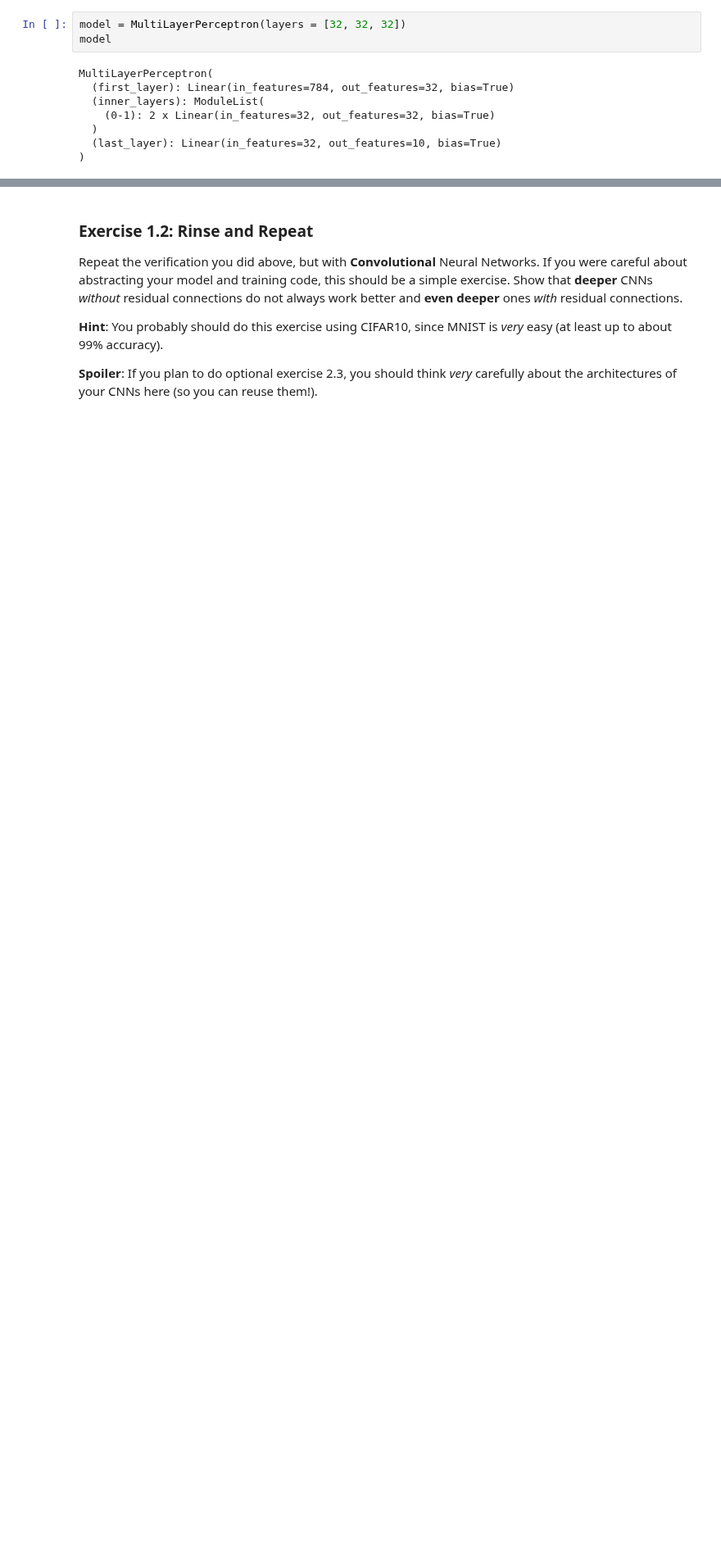
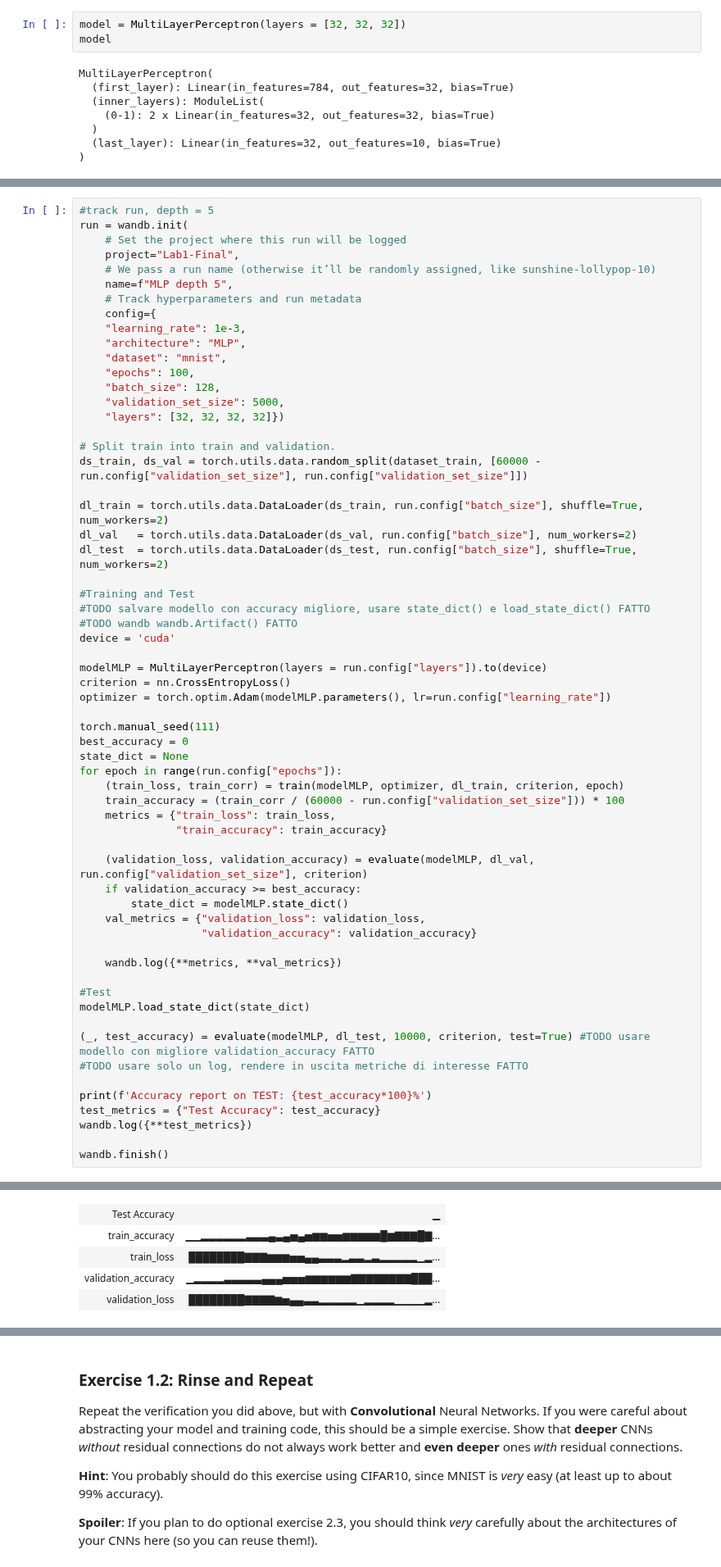
Before and after one commit to Sossio699/DLA, a Jupyter notebook: Lab1/Lab1-CNNs.ipynb, the cells around one changed output, grey strips where cells are left out. Shown at 82% size. Drawn from its saved outputs; the diff is of its cells as text; blank space fills up the shorter version.

```diff
--- a/Lab1/Lab1-CNNs.ipynb
+++ b/Lab1/Lab1-CNNs.ipynb
@@ -464,0 +478,62 @@ NameError: name 'ENTITY' is not defined
+# %%
+#track run, depth = 5
+run = wandb.init(
+    # Set the project where this run will be logged
+    project="Lab1-Final",
+    # We pass a run name (otherwise it’ll be randomly assigned, like sunshine-lollypop-10)
+    name=f"MLP depth 5",
+    # Track hyperparameters and run metadata
+    config={
+    "learning_rate": 1e-3,
+    "architecture": "MLP",
+    "dataset": "mnist",
+    "epochs": 100,
+    "batch_size": 128,
+    "validation_set_size": 5000,
+    "layers": [32, 32, 32, 32]})
+
+# Split train into train and validation.
+ds_train, ds_val = torch.utils.data.random_split(dataset_train, [60000 - run.config["validation_set_size"], run.config["validation_set_size"]])
+
+dl_train = torch.utils.data.DataLoader(ds_train, run.config["batch_size"], shuffle=True, num_workers=2)
+dl_val   = torch.utils.data.DataLoader(ds_val, run.config["batch_size"], num_workers=2)
+dl_test  = torch.utils.data.DataLoader(ds_test, run.config["batch_size"], shuffle=True, num_workers=2)
+
+#Training and Test
+#TODO salvare modello con accuracy migliore, usare state_dict() e load_state_dict() FATTO
+#TODO wandb wandb.Artifact() FATTO
+device = 'cuda'
+
+modelMLP = MultiLayerPerceptron(layers = run.config["layers"]).to(device)
+criterion = nn.CrossEntropyLoss()
+optimizer = torch.optim.Adam(modelMLP.parameters(), lr=run.config["learning_rate"])
+
+torch.manual_seed(111)
+best_accuracy = 0
+state_dict = None
+for epoch in range(run.config["epochs"]):
+    (train_loss, train_corr) = train(modelMLP, optimizer, dl_train, criterion, epoch)
+    train_accuracy = (train_corr / (60000 - run.config["validation_set_size"])) * 100
+    metrics = {"train_loss": train_loss,
+               "train_accuracy": train_accuracy}
+
+    (validation_loss, validation_accuracy) = evaluate(modelMLP, dl_val, run.config["validation_set_size"], criterion)
+    if validation_accuracy >= best_accuracy:
+        state_dict = modelMLP.state_dict()
+    val_metrics = {"validation_loss": validation_loss,
+                   "validation_accuracy": validation_accuracy}
+
+    wandb.log({**metrics, **val_metrics})
+
+#Test
+modelMLP.load_state_dict(state_dict)
+
+(_, test_accuracy) = evaluate(modelMLP, dl_test, 10000, criterion, test=True) #TODO usare modello con migliore validation_accuracy FATTO
+#TODO usare solo un log, rendere in uscita metriche di interesse FATTO
+
+print(f'Accuracy report on TEST: {test_accuracy*100}%')
+test_metrics = {"Test Accuracy": test_accuracy}
+wandb.log({**test_metrics})
+
+wandb.finish()
+# %% [output]
@@ -464,0 +563,5 @@ NameError: name 'ENTITY' is not defined
+| Test Accuracy | ▁ |
+| train_accuracy | ▁▁▂▂▂▂▂▂▃▃▃▄▃▄▅▄▅▆▆▅▅▆▆▆▆▆█▆▇▇▇█▇... |
+| train_loss | ████████▇▇▇▆▆▆▅▅▄▄▃▃▃▂▃▃▂▃▂▂▂▂▂▁▂... |
+| validation_accuracy | ▁▂▂▂▂▃▃▃▃▃▄▄▄▅▅▅▆▆▆▆▆▆▇▇▇▇▇▇▇▇███... |
+| validation_loss | ████████▇▇▇▇▆▅▄▄▃▃▂▂▂▂▂▁▂▂▂▂▁▁▁▁▂... |
```
Also changed, not shown: parts of 23 cells of this notebook.
